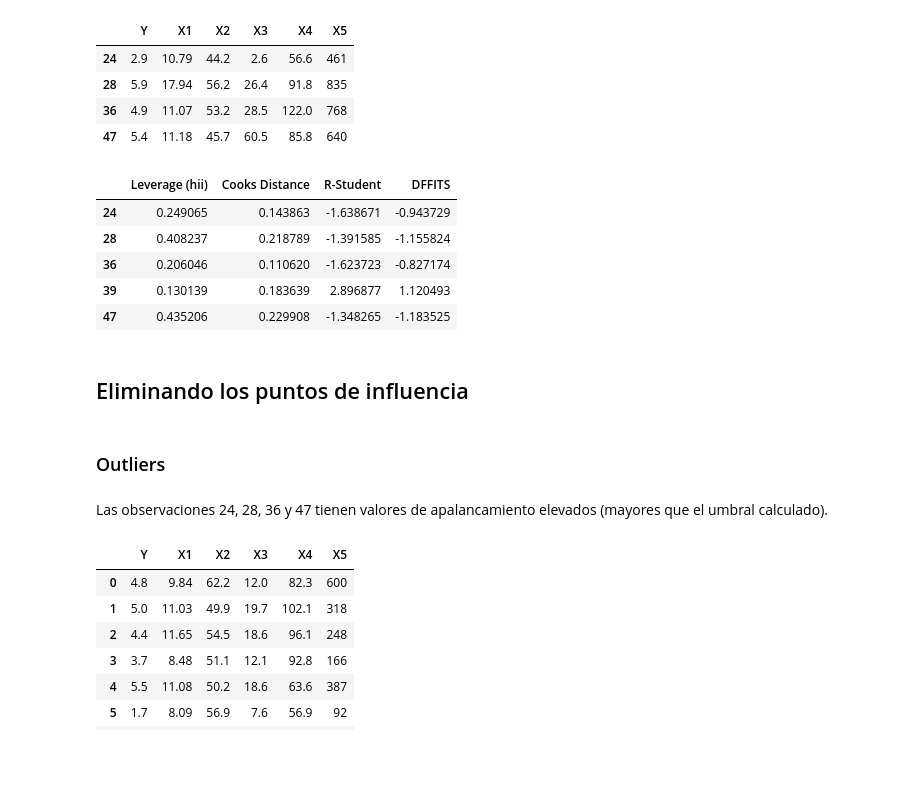
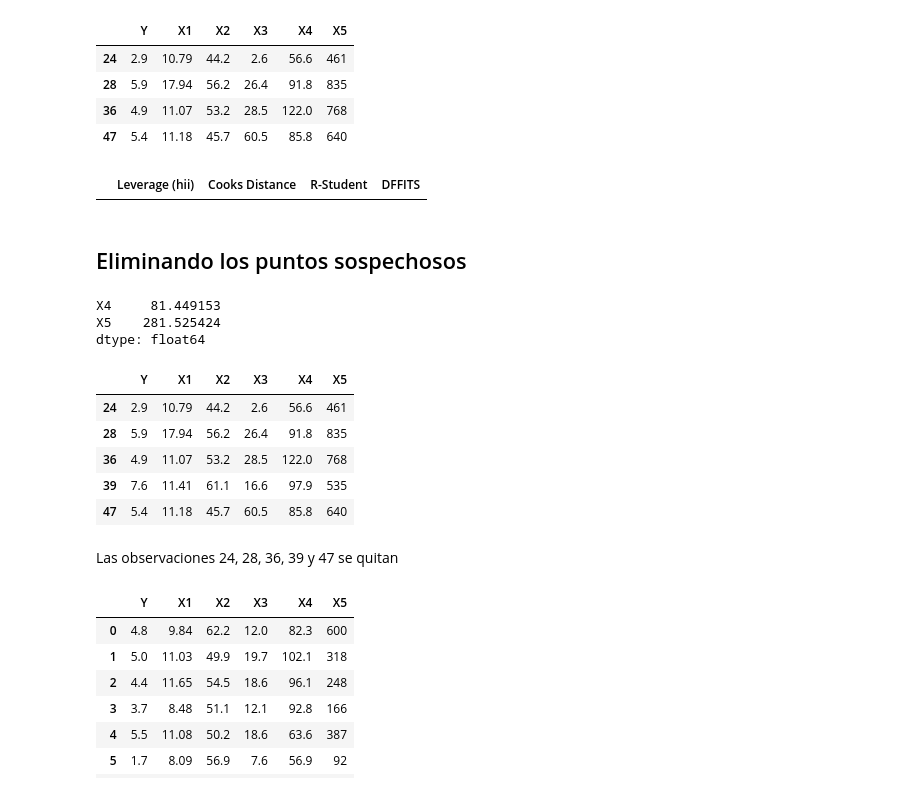
Before and after one commit to repos-especializacion-UdeA/estadistica, a Jupyter notebook: trabajo3/trabajo3.ipynb, the cells around one changed output. Cells and saved outputs as stored; diff of their text form; code cells hidden in the pictures; blank space fills up the shorter version.

```diff
--- a/trabajo3/trabajo3.ipynb
+++ b/trabajo3/trabajo3.ipynb
@@ -287,22 +287,35 @@ high_leverage_points
 | 36 | 4.9 | 11.07 | 53.2 | 28.5 | 122.0 | 768 |
 | 47 | 5.4 | 11.18 | 45.7 | 60.5 | 85.8 | 640 |
 # %%
+"""
 mask_influence_points = influence_df['Cooks Distance'].apply(lambda x: True if x > 4/len(influence_df) else False)
 influence_points = influence_df[mask_influence_points]
 influence_points
+"""
+mask_influence_points = influence_df['Cooks Distance'] > 1
+influence_points = influence_df[mask_influence_points]
+influence_points
 # %% [output]
 |  | Leverage (hii) | Cooks Distance | R-Student | DFFITS |
-| 24 | 0.249065 | 0.143863 | -1.638671 | -0.943729 |
-| 28 | 0.408237 | 0.218789 | -1.391585 | -1.155824 |
-| 36 | 0.206046 | 0.110620 | -1.623723 | -0.827174 |
-| 39 | 0.130139 | 0.183639 | 2.896877 | 1.120493 |
-| 47 | 0.435206 | 0.229908 | -1.348265 | -1.183525 |
 # %% [markdown]
-## Eliminando los puntos de influencia
+## Eliminando los puntos sospechosos
-# %% [markdown]
-### Outliers
+# %%
+df[['X4','X5']].mean()
+# %% [output]
+X4     81.449153
+X5    281.525424
+dtype: float64
+# %%
+df.iloc[[24, 28, 36, 39, 47]]
+# %% [output]
+|  | Y | X1 | X2 | X3 | X4 | X5 |
+| 24 | 2.9 | 10.79 | 44.2 | 2.6 | 56.6 | 461 |
+| 28 | 5.9 | 17.94 | 56.2 | 26.4 | 91.8 | 835 |
+| 36 | 4.9 | 11.07 | 53.2 | 28.5 | 122.0 | 768 |
+| 39 | 7.6 | 11.41 | 61.1 | 16.6 | 97.9 | 535 |
+| 47 | 5.4 | 11.18 | 45.7 | 60.5 | 85.8 | 640 |
 # %% [markdown]
-Las observaciones 24, 28, 36 y 47 tienen valores de apalancamiento elevados (mayores que el umbral calculado).
+Las observaciones 24, 28, 36, 39 y 47 se quitan
 # %%
 # Filtrar los puntos influyentes (24, 28, 36, 39 y 47)
 non_influential_data = df.drop([24, 28, 36, 39, 47])
```
Also changed, not shown: parts of 7 cells of this notebook.
